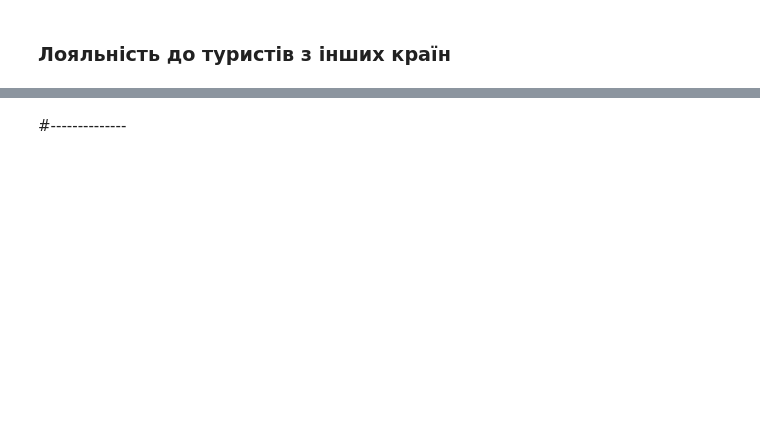
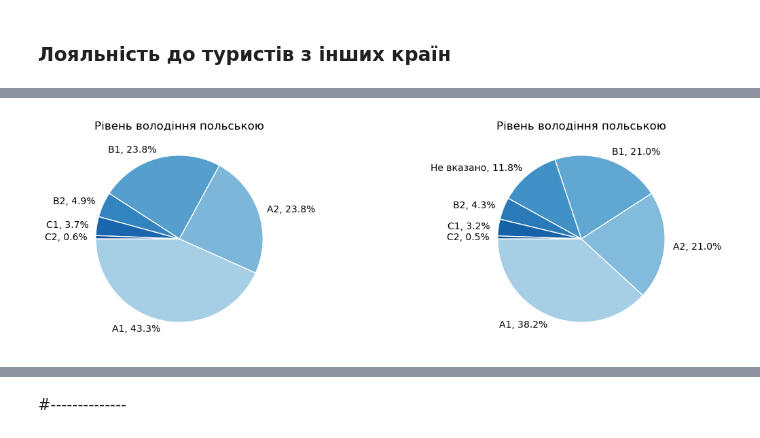
Before and after one commit to kucheriavii/volodymyr-tourism-survey, a Jupyter notebook: create_dataframe.ipynb, the cells around one changed output, grey strips where cells are left out. Cells and saved outputs as stored; diff of their text form; code cells hidden in the pictures; blank space fills up the shorter version.

```diff
--- a/create_dataframe.ipynb
+++ b/create_dataframe.ipynb
@@ -301,0 +305,21 @@ plt.show()
+# %%
+eng_level = df_total['polish_level']
+
+eng_level_dict = {
+    'початковий (A1)':'A1',
+    'елементарний (A2)':'A2',
+    'середній (B1)': 'B1',
+    'вище середнього (B2)':'B2',
+    'просунутий (C1)': "C1",
+    'досконалий (C2)': "C2"
+}
+
+eng_level = eng_level.replace(eng_level_dict)
+fig, axes = plt.subplots(1, 2, figsize=(14, 4))
+
+radical(eng_level, show_nan=False, title="Рівень володіння польською", ax=axes[0], angle=180)
+radical(eng_level, show_nan=True, title="Рівень володіння польською", ax=axes[1], angle=180)
+
+plt.show()
+# %% [output]
+[figure, added]
```
Also changed, not shown: parts of 13 cells of this notebook, 1 other file.
